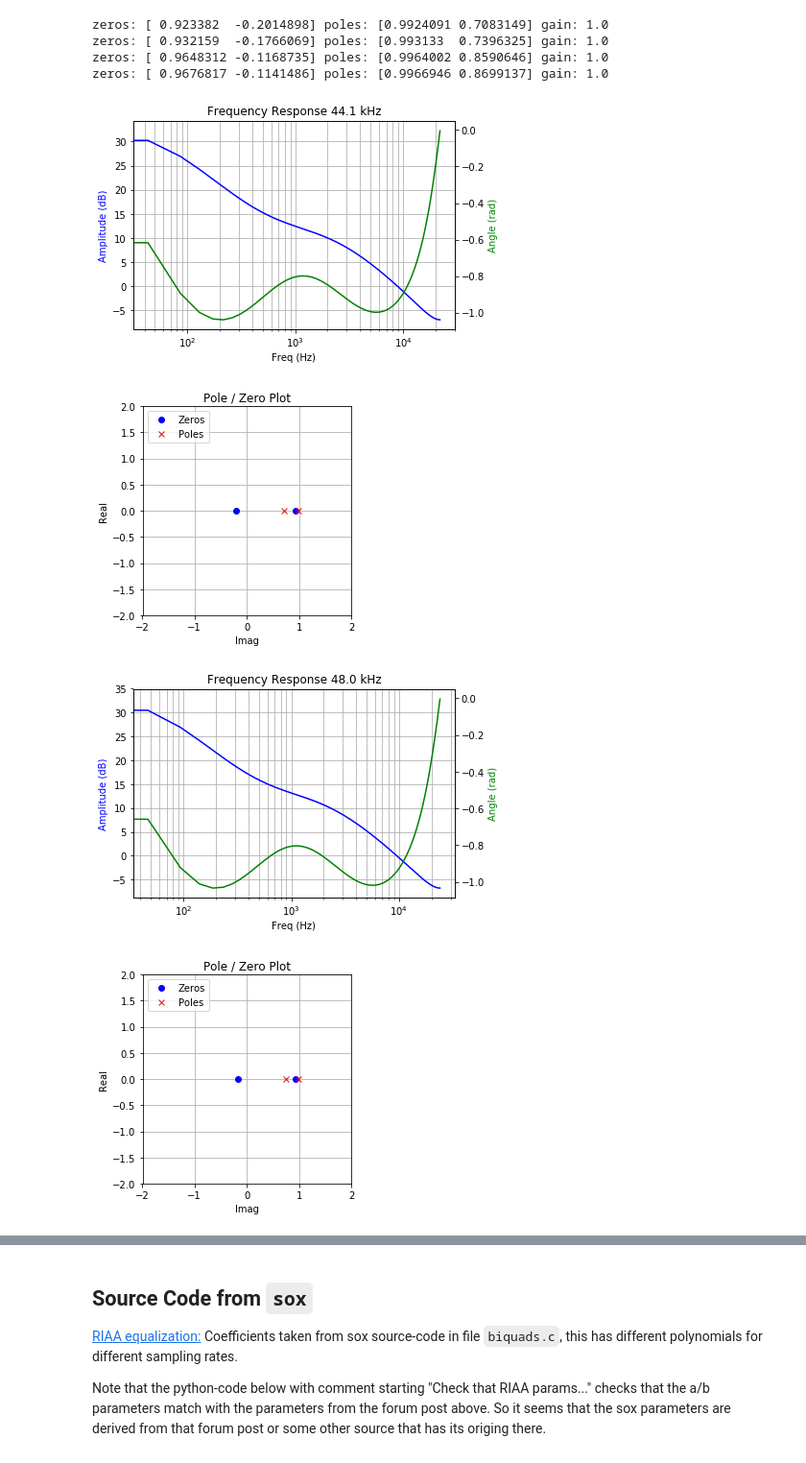
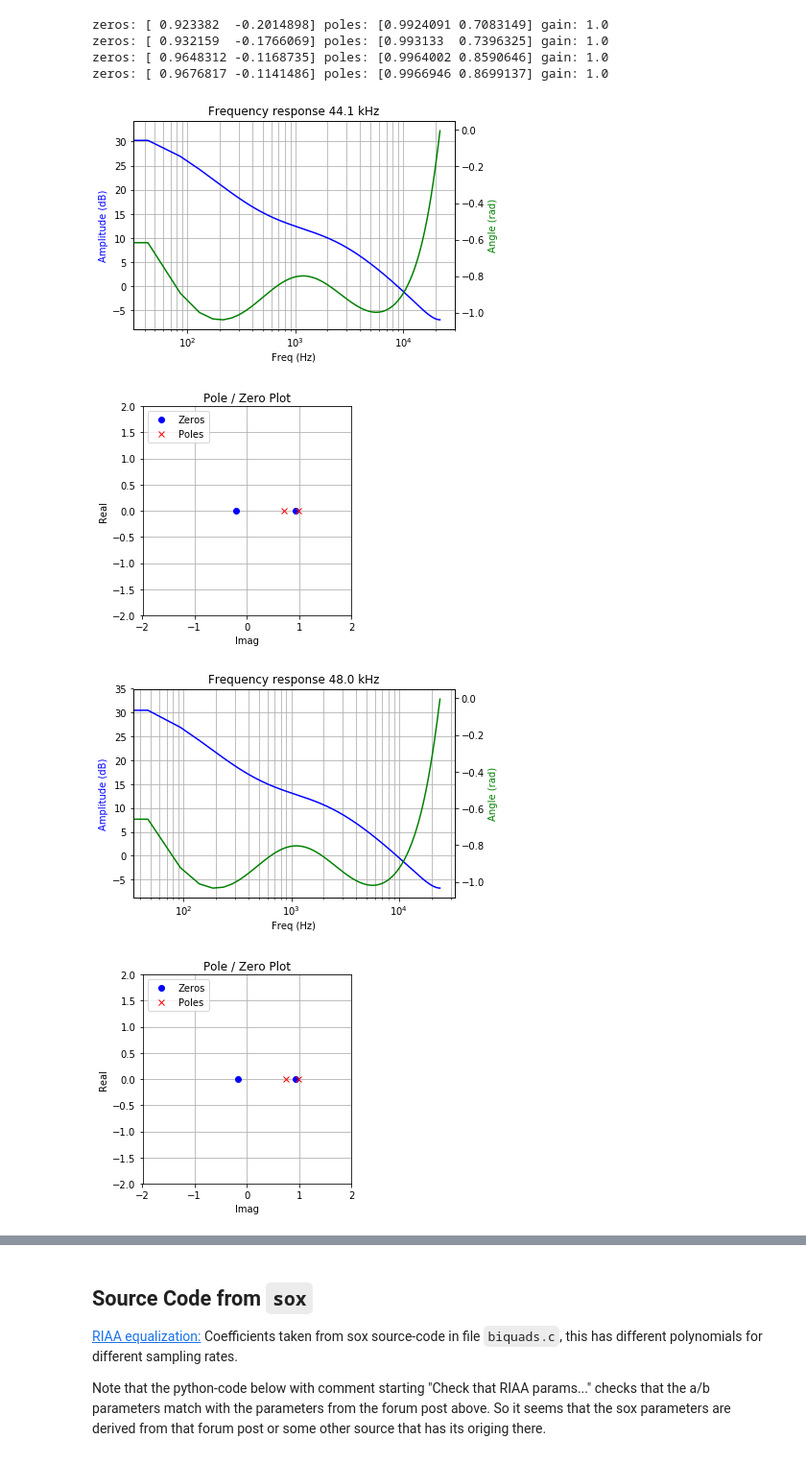
Before and after one commit to schlatterbeck/filter-optimizer, a Jupyter notebook: RIAA.ipynb, the cells around one changed output, grey strips where cells are left out. Shown at 96% size. Cells and saved outputs as stored; diff of their text form; code cells hidden in the pictures.

```diff
--- a/RIAA.ipynb
+++ b/RIAA.ipynb
@@ -62,7 +69,7 @@ def plot_delay(w, d, title = "Group delay", f0 = None, log = False) :
     plt.axis ('tight')
     plt.show ()
 # %%
-def pole_zero_plot (poles, zeros, limit = 1e6) :
+def pole_zero_plot (poles, zeros, limit = 1e6, title = '') :
     fig = plt.figure ()
     ax1 = fig.add_subplot (111)
     poles = np.array (poles)
@@ -78,12 +85,15 @@ def pole_zero_plot (poles, zeros, limit = 1e6) :
     plt.plot(np.real(zeros), np.imag(zeros), 'ob')
     plt.plot(np.real(poles), np.imag(poles), 'xr')
     plt.legend(['Zeros', 'Poles'], loc=2)
-    plt.title('Pole / Zero Plot')
-    plt.ylabel('Real')
-    plt.xlabel('Imag')
-    plt.grid()
-    plt.xlim (-m, m)
-    plt.ylim (-m, m)
+    t = 'Pole / Zero Plot'
+    if title :
+        t = t + ' ' + title
+    plt.title  (t)
+    plt.ylabel ('Real')
+    plt.xlabel ('Imag')
+    plt.grid   ()
+    plt.xlim   (-m, m)
+    plt.ylim   (-m, m)
     plt.gca ().set_aspect ('equal', adjustable='box')
     plt.show()
 # %%
@@ -267,7 +331,7 @@ poles for this configuration.
 # Coefficients from the forum post.
 # Note that either the 44.1 or the 48 kHz value is bogus
 # These are the *recording* values not the playback values
-riaa = \
+riaa_record_from_forum = \
 {   '44.1' :
     dict
         ( b = [0.02675918611906, -0.04592084787595,  0.01921229297239]
@@ -289,8 +353,8 @@ riaa = \
         , a = [1.00000000000000, -0.85835597216218, -0.10600020417219]
         )
 }
-for k in riaa :
-    d = riaa [k]
+for k in riaa_record_from_forum :
+    d = riaa_record_from_forum [k]
     d ['w'], d ['h'] = signal.freqz (d ['b'], d ['a'])
     d ['wg'], d ['gd'] = signal.group_delay ((d ['b'], d ['a']))
     z, p, g = signal.tf2zpk (d ['b'], d ['a'])
@@ -301,7 +365,8 @@ zeros: [0.9931716 0.7229063] poles: [ 0.93123263 -0.19277413] gain: 0.0267591861
 zeros: [1.00356989 0.85943272] poles: [ 0.96513548 -0.11315687] gain: 0.04872204977233
 zeros: [1.00328287 0.87008907] poles: [ 0.96787451 -0.10951854] gain: 0.05265477122714
 # %%
-plot_response (riaa ['44.1']['w'], riaa ['44.1']['h'], 'Frequency Response 44.1 kHz', 44100, log = True)
+d = riaa_record_from_forum ['44.1']
+plot_response (d ['w'], d ['h'], '44.1 kHz', 44100, logx = True, do_angle=1)
 # %% [output]
 [figure]
 # %% [markdown]
@@ -309,7 +374,7 @@ In the following we have the parameters for *playback* from the forum post.
 Note that when displaying the poles at the end we have
 # %%
 # Later in same forum post, these are the playback values
-riaa = \
+riaa_playback_from_forum = \
 {   '44.1' :
     dict
         ( a = [ 1.0000000000, -1.7007240000,  0.7029381524 ]
@@ -331,9 +396,9 @@ riaa = \
         , b = [ 1.0000000000, -0.8535331000, -0.1104595113 ]
         )
 }
-for k in riaa :
+for k in riaa_playback_from_forum :
     fs = float (k) * 1000.
-    d = riaa [k]
+    d = riaa_playback_from_forum [k]
     d ['w'], d ['h'] = signal.freqz (d ['b'], d ['a'])
     d ['wg'], d ['gd'] = signal.group_delay ((d ['b'], d ['a']))
     d ['zero'], d ['pole'], d ['gain'] = signal.tf2zpk (d ['b'], d ['a'])
@@ -344,13 +409,13 @@ zeros: [ 0.932159  -0.1766069] poles: [0.993133  0.7396325] gain: 1.0
 zeros: [ 0.9648312 -0.1168735] poles: [0.9964002 0.8590646] gain: 1.0
 zeros: [ 0.9676817 -0.1141486] poles: [0.9966946 0.8699137] gain: 1.0
 # %%
-for k in riaa :
-    d = riaa [k]
-    plot_response (d ['w'], d ['h'], 'Frequency Response %s kHz' % k, f0 = 1000 * float (k), log=1)
+for k in riaa_playback_from_forum :
+    d = riaa_playback_from_forum [k]
+    plot_response (d ['w'], d ['h'], '%s kHz' % k, fs = 1000 * float (k), logx=1, do_angle=1)
     pole_zero_plot (d ['pole'], d ['zero'])
-    #plot_delay (d ['wg'], d ['gd'], title = 'Group delay %s kHz' % k, f0 = 1000 * float (k), log=1)
+    #plot_delay (d ['wg'], d ['gd'], title = '%s kHz' % k, fs = 1000 * float (k), logx=1)
 # %% [output]
-[figure, old version]
+[figure, new version]
 [figure]
 [figure]
 [figure]
```
Also changed, not shown: parts of 8 cells of this notebook.
